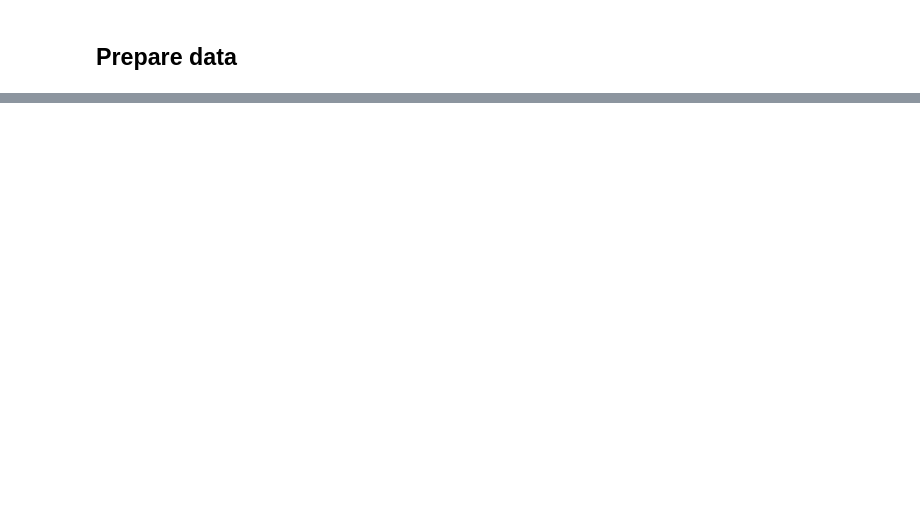
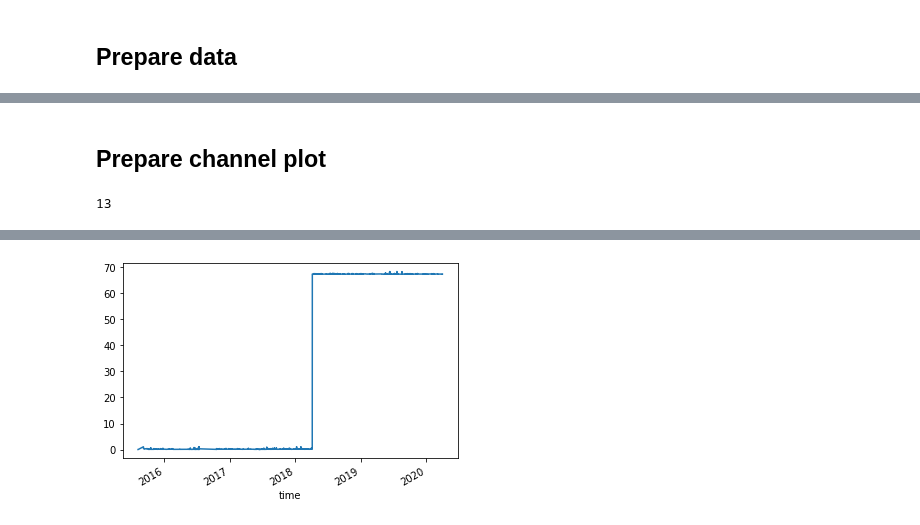
Before and after one commit to klangner/earth-one, a Jupyter notebook: notebook/Gdanskie Wody.ipynb, the cells around one changed output, grey strips where cells are left out. Drawn from its saved outputs; the diff is of its cells as text; code cells hidden in the pictures; blank space fills up the shorter version.

Commit message:
julia interact ver 1.0

```diff
--- a/notebook/Gdanskie Wody.ipynb
+++ b/notebook/Gdanskie Wody.ipynb
@@ -56,3 +26,0 @@ water_stations
-# %%
-channel = pd.read_csv('../data/gdanskiewody/13-water.csv', index_col=0, parse_dates=True).water
-channel.head()
@@ -73,0 +27,12 @@ show(p)
+# %% [markdown]
+## Prepare channel plot
+# %%
+def plot_channel(station_id=13, channel='water'):
+    print(station_id)
+    path = '../data/gdanskiewody/{}-{}.csv'.format(station_id, channel)
+    channel = pd.read_csv(path, index_col=0, parse_dates=True)[channel]
+    return channel.plot()
+
+pn.interact(plot_channel)
+# %% [output]
+13
@@ -73,0 +54 @@ show(p)
+[figure, added]
```
Also changed, not shown: parts of 7 cells of this notebook, 2 other files.
